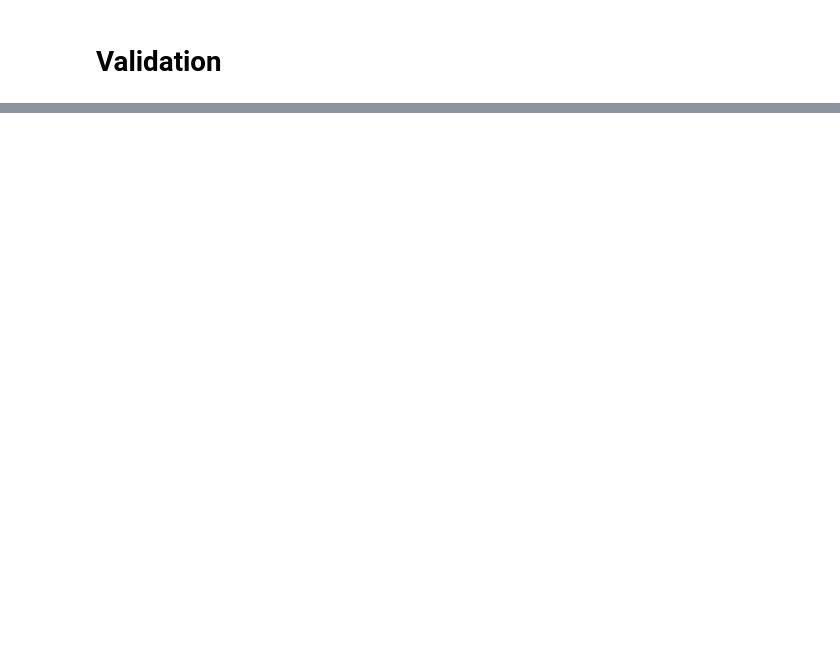
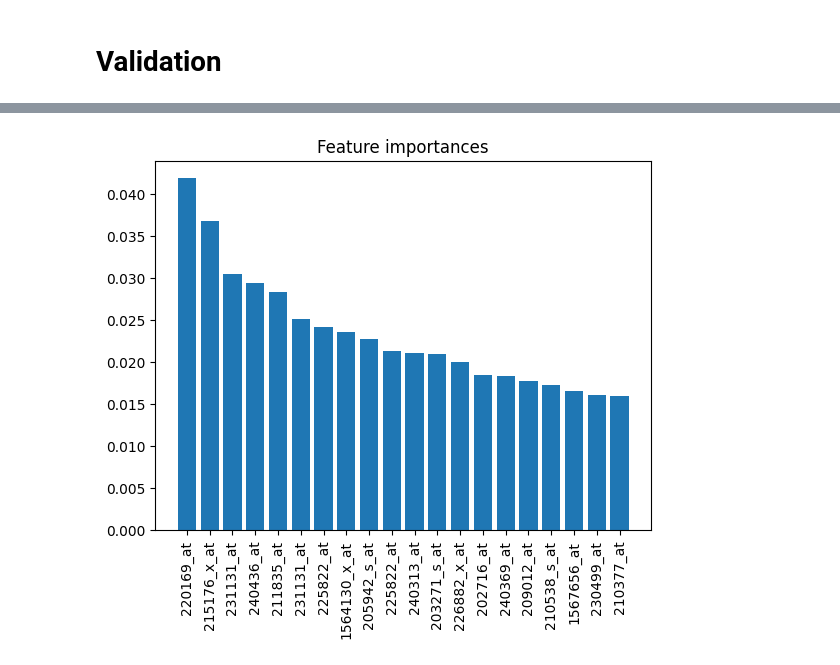
Before and after one commit to U-n-Own/computational-health-laboratory, a Jupyter notebook: source/genetic_feature_extraction.ipynb, the cells around one changed output, grey strips where cells are left out. Saved outputs shown, nothing was run; the diff lists cells and outputs as text; code cells hidden in the pictures; blank space fills up the shorter version.

```diff
--- a/source/genetic_feature_extraction.ipynb
+++ b/source/genetic_feature_extraction.ipynb
@@ -574,0 +610,5 @@ Number of selected genes:  36
+# %%
+with open("/Users/mirea199/computational-health-laboratory/data/mrmr_rfe_svc_selected_genes.txt", 'r') as f:
+    selected_mrmr_genes = f.read().splitlines()
+# %%
+selected_features_final = selected_mrmr_genes + gene_list
@@ -574,0 +624,85 @@ Number of selected genes:  36
+# %%
+rf = RandomForestClassifier(n_estimators=500, random_state=4, max_depth=300, criterion='gini', bootstrap=True)
+rf_selected = RandomForestClassifier(n_estimators=500, random_state=4, max_depth=300, criterion='gini', bootstrap=True)
+# use the list
+rf_probeset_names = RandomForestClassifier(n_estimators=500, random_state=4, max_depth=300, criterion='gini', bootstrap=True)
+
+# fit the model
+rf.fit(train_data_final, y_train)
+rf_selected.fit(train_data_selected, y_train)
+rf_probeset_names.fit(train_data.loc[:, probeset_names], y_train)
+
+# evaluate the model
+accuracy = rf.score(valid_data_final, y_val)
+accuracy_selected = rf_selected.score(valid_data_selected, y_val)
+accuracy_probeset_names = rf_probeset_names.score(valid_data.loc[:, probeset_names], y_val)
+# %%
+# get the predictions
+predictions = rf.predict(test_data_final)
+predictions_selected = rf_selected.predict(test_data_selected)
+predictions_probeset_names = rf_probeset_names.predict(test_data.loc[:, probeset_names])
+
+# get the accuracy
+accuracy = accuracy_score(test_data['state'], predictions)
+accuracy_selected = accuracy_score(test_data['state'], predictions_selected)
+accuracy_probeset_names = accuracy_score(test_data['state'], predictions_probeset_names)
+
+# get the recall
+recall = recall_score(test_data['state'], predictions)
+recall_selected = recall_score(test_data['state'], predictions_selected)
+recall_probeset_names = recall_score(test_data['state'], predictions_probeset_names)
+
+# get the f1 score
+f1 = f1_score(test_data['state'], predictions)
+f1_selected = f1_score(test_data['state'], predictions_selected)
+f1_probeset_names = f1_score(test_data['state'], predictions_probeset_names)
+
+print("Accuracy: ", accuracy)
+
+print("Accuracy selected: ", accuracy_selected)
+
+print("Accuracy probeset names: ", accuracy_probeset_names)
+
+print("Recall: ", recall)
+
+print("Recall selected: ", recall_selected)
+
+print("Recall probeset names: ", recall_probeset_names)
+
+print("F1: ", f1)
+
+print("F1 selected: ", f1_selected)
+
+print("F1 probeset names: ", f1_probeset_names)
+
+print("Number of selected genes: ", len(selected_features_final))
+
+print("Number of selected genes: ", len(selected_mrmr_genes))
+
+print("Number of selected genes: ", len(probeset_names))
+
+# get the confusion matrix
+from sklearn.metrics import confusion_matrix
+confusion_matrix(test_data['state'], predictions)
+
+# get the feature importances
+feature_importances = rf.feature_importances_
+
+# get the indices of the features sorted by importance
+indices = np.argsort(feature_importances)[::-1]
+
+# get the names of the features
+names = [selected_features_final[i] for i in indices]
+
+# plot the feature importances (show only the top 20)
+plt.figure()
+plt.title("Feature importances")
+plt.bar(range(20), feature_importances[indices][:20])
+plt.xticks(range(20), names[:20], rotation=90)
+plt.show()
+
+#plt.bar(range(len(selected_features_final)), feature_importances[indices])
+
+#plt.xticks(range(len(selected_features_final)), names, rotation=90)
+plt.show()
+# %% [output]
@@ -574,0 +721 @@ Number of selected genes:  36
+[figure, added]
```
Also changed, not shown: parts of 20 cells of this notebook.
